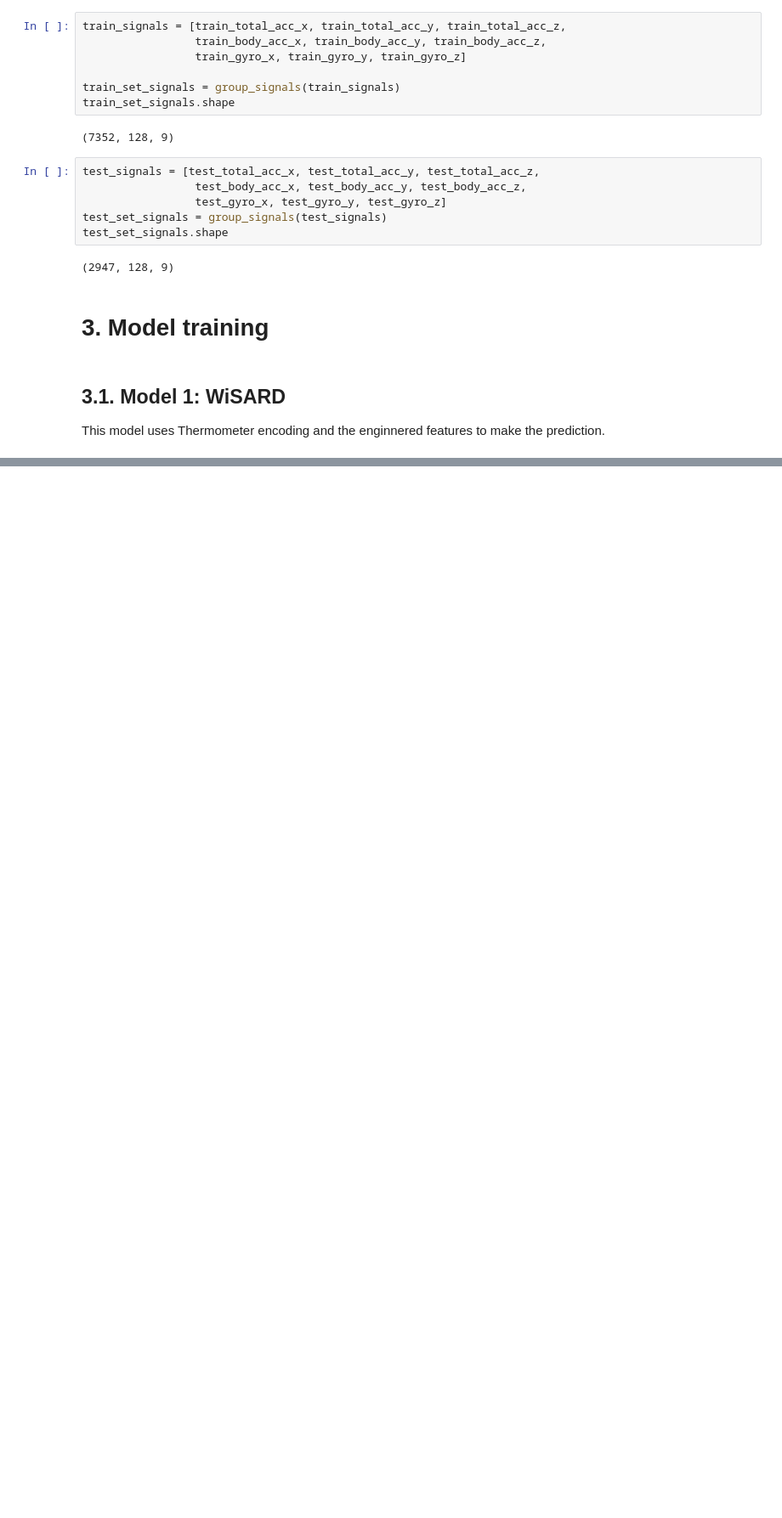
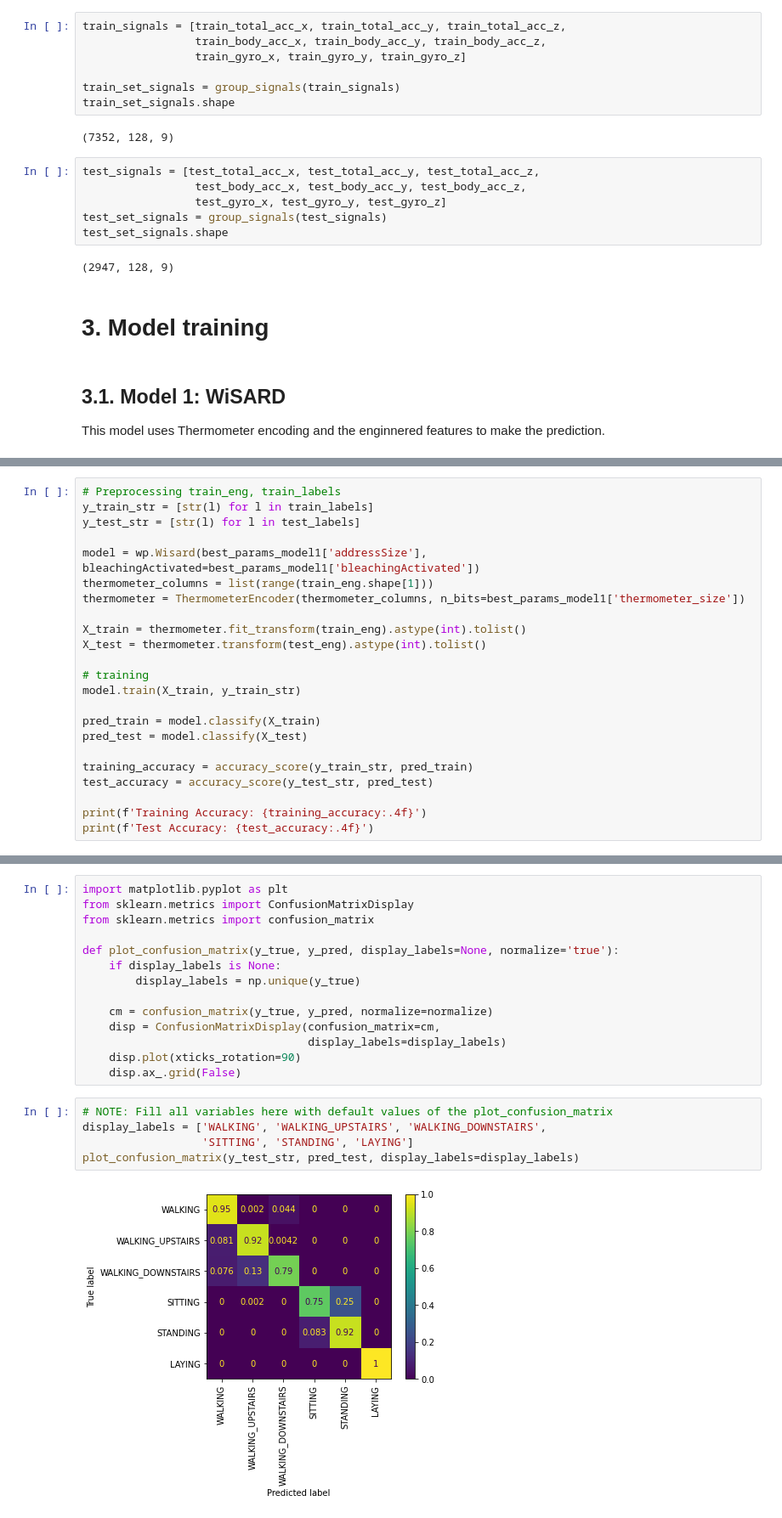
Before and after one commit to bruno-accioli/activity-recognition-WiSARD, a Jupyter notebook: train.ipynb, the cells around one changed output, grey strips where cells are left out. Shown at 85% size. Saved outputs shown, nothing was run; the diff lists cells and outputs as text; blank space fills up the shorter version.

```diff
--- a/train.ipynb
+++ b/train.ipynb
@@ -173,0 +344,23 @@ enc = ThermometerEncoder()
+# %%
+# Preprocessing train_eng, train_labels
+y_train_str = [str(l) for l in train_labels]
+y_test_str = [str(l) for l in test_labels]
+
+model = wp.Wisard(best_params_model1['addressSize'], bleachingActivated=best_params_model1['bleachingActivated'])
+thermometer_columns = list(range(train_eng.shape[1]))
+thermometer = ThermometerEncoder(thermometer_columns, n_bits=best_params_model1['thermometer_size'])
+
+X_train = thermometer.fit_transform(train_eng).astype(int).tolist()
+X_test = thermometer.transform(test_eng).astype(int).tolist()
+
+# training
+model.train(X_train, y_train_str)
+
+pred_train = model.classify(X_train)
+pred_test = model.classify(X_test)
+
+training_accuracy = accuracy_score(y_train_str, pred_train)
+test_accuracy = accuracy_score(y_test_str, pred_test)
+
+print(f'Training Accuracy: {training_accuracy:.4f}')
+print(f'Test Accuracy: {test_accuracy:.4f}')
@@ -173,0 +370,21 @@ enc = ThermometerEncoder()
+# %%
+import matplotlib.pyplot as plt
+from sklearn.metrics import ConfusionMatrixDisplay
+from sklearn.metrics import confusion_matrix
+
+def plot_confusion_matrix(y_true, y_pred, display_labels=None, normalize='true'):
+    if display_labels is None:
+        display_labels = np.unique(y_true)
+
+    cm = confusion_matrix(y_true, y_pred, normalize=normalize)
+    disp = ConfusionMatrixDisplay(confusion_matrix=cm,
+                                  display_labels=display_labels)
+    disp.plot(xticks_rotation=90)
+    disp.ax_.grid(False)
+# %%
+# NOTE: Fill all variables here with default values of the plot_confusion_matrix
+display_labels = ['WALKING', 'WALKING_UPSTAIRS', 'WALKING_DOWNSTAIRS',
+                  'SITTING', 'STANDING', 'LAYING']
+plot_confusion_matrix(y_test_str, pred_test, display_labels=display_labels)
+# %% [output]
+[figure, added]
```
Also changed, not shown: parts of 7 cells of this notebook, 1 other file.
